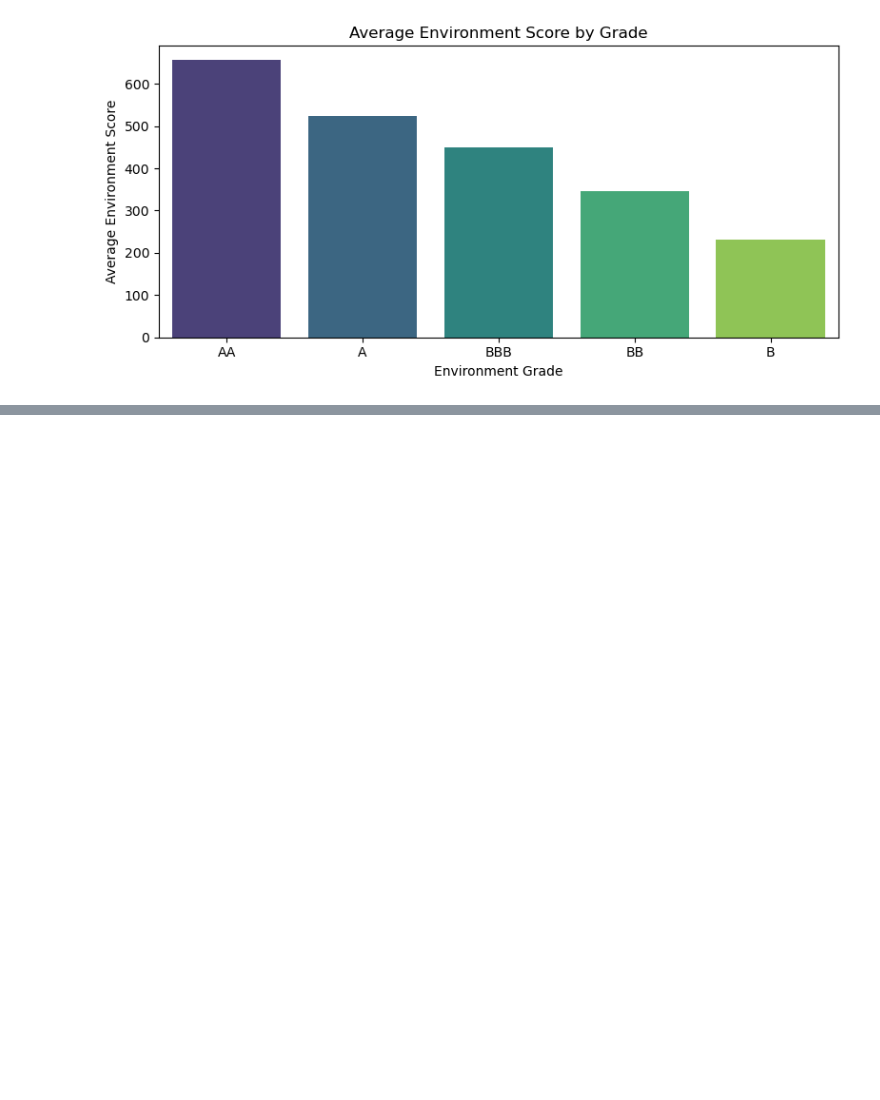
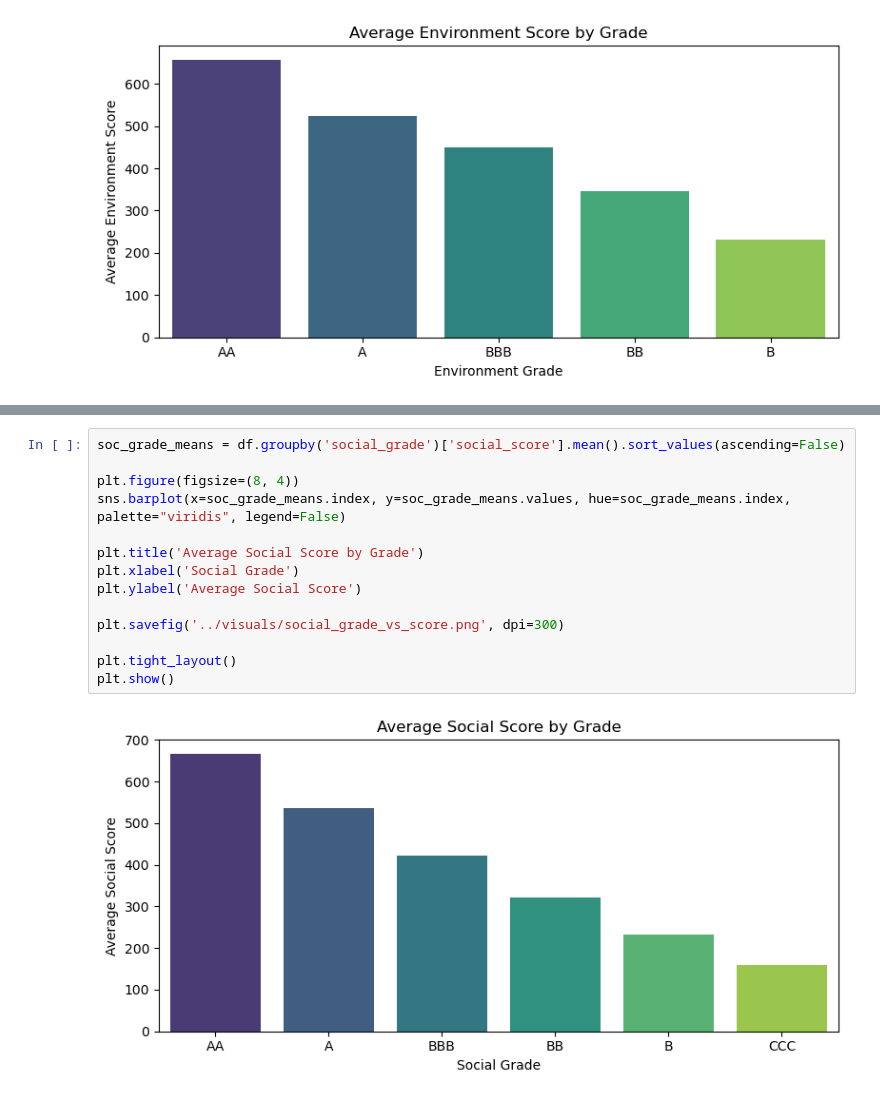
Before and after one commit to Bshaia/data-analysis-portfolio, a Jupyter notebook: corporate-greenwashing/notebooks/01_data_exploration.ipynb, the cells around one changed output, grey strips where cells are left out. Drawn from its saved outputs; the diff is of its cells as text; blank space fills up the shorter version.

Commit message:
Visualized avg social score by grade

```diff
--- a/corporate-greenwashing/notebooks/01_data_exploration.ipynb
+++ b/corporate-greenwashing/notebooks/01_data_exploration.ipynb
@@ -178,0 +201,16 @@ plt.show()
+# %%
+soc_grade_means = df.groupby('social_grade')['social_score'].mean().sort_values(ascending=False)
+
+plt.figure(figsize=(8, 4))
+sns.barplot(x=soc_grade_means.index, y=soc_grade_means.values, hue=soc_grade_means.index, palette="viridis", legend=False)
+
+plt.title('Average Social Score by Grade')
+plt.xlabel('Social Grade')
+plt.ylabel('Average Social Score')
+
+plt.savefig('../visuals/social_grade_vs_score.png', dpi=300)
+
+plt.tight_layout()
+plt.show()
+# %% [output]
+[figure, added]
```
Also changed, not shown: parts of 2 cells of this notebook, 1 other file.
